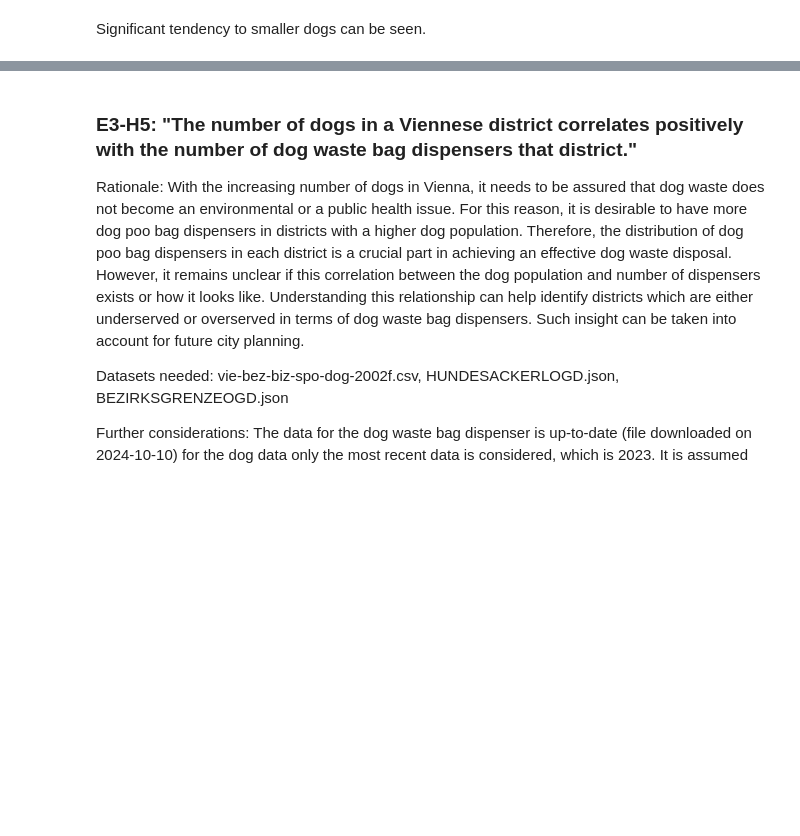
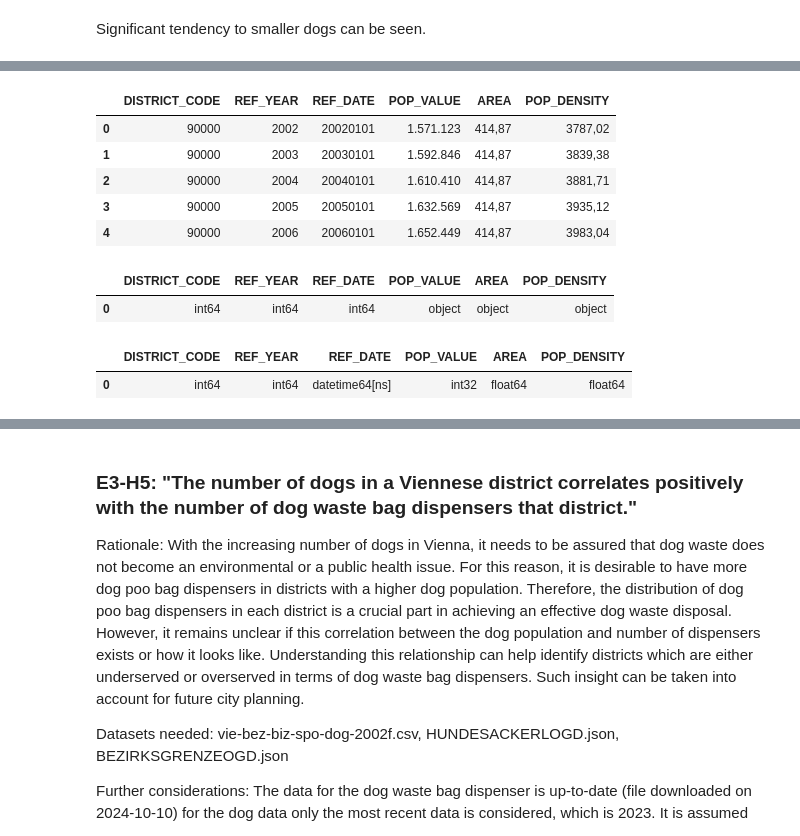
Before and after one commit to theresanother1/dee24-group-project, a Jupyter notebook: prj01.ipynb, the cells around one changed output, grey strips where cells are left out. Cells and saved outputs as stored; diff of their text form; code cells hidden in the pictures; blank space fills up the shorter version.

```diff
--- a/prj01.ipynb
+++ b/prj01.ipynb
@@ -953,0 +996,31 @@ Author: Anna Punzengruber
+# %%
+#Drop unnecessary columns:
+bev_dichte.drop(['NUTS','SUB_DISTRICT_CODE'], axis=1, inplace=True)
+bev_dichte.head()
+# %% [output]
+|  | DISTRICT_CODE | REF_YEAR | REF_DATE | POP_VALUE | AREA | POP_DENSITY |
+| 0 | 90000 | 2002 | 20020101 | 1.571.123 | 414,87 | 3787,02 |
+| 1 | 90000 | 2003 | 20030101 | 1.592.846 | 414,87 | 3839,38 |
+| 2 | 90000 | 2004 | 20040101 | 1.610.410 | 414,87 | 3881,71 |
+| 3 | 90000 | 2005 | 20050101 | 1.632.569 | 414,87 | 3935,12 |
+| 4 | 90000 | 2006 | 20060101 | 1.652.449 | 414,87 | 3983,04 |
+# %%
+#Datatypes of some of the columns aren't correct yet
+bev_dichte.dtypes.to_frame().T
+# %% [output]
+|  | DISTRICT_CODE | REF_YEAR | REF_DATE | POP_VALUE | AREA | POP_DENSITY |
+| 0 | int64 | int64 | int64 | object | object | object |
+# %%
+#Change columns to correct datatypes
+#POP_VALUE to int
+bev_dichte['POP_VALUE'] = bev_dichte['POP_VALUE'].str.replace('.', '').astype(int)
+#AREA and POP_DENSITY to float
+bev_dichte['AREA'] = bev_dichte['AREA'].str.replace(',', '.').astype(float)
+bev_dichte['POP_DENSITY'] = bev_dichte['POP_DENSITY'].str.replace(',', '.').astype(float)
+#REF_DATE to date
+bev_dichte['REF_DATE'] = pd.to_datetime(bev_dichte['REF_DATE'].astype(str), format='%Y%m%d')
+
+bev_dichte.dtypes.to_frame().T
+# %% [output]
+|  | DISTRICT_CODE | REF_YEAR | REF_DATE | POP_VALUE | AREA | POP_DENSITY |
+| 0 | int64 | int64 | datetime64[ns] | int32 | float64 | float64 |
```
Also changed, not shown: parts of 23 cells of this notebook, 1 other file.
